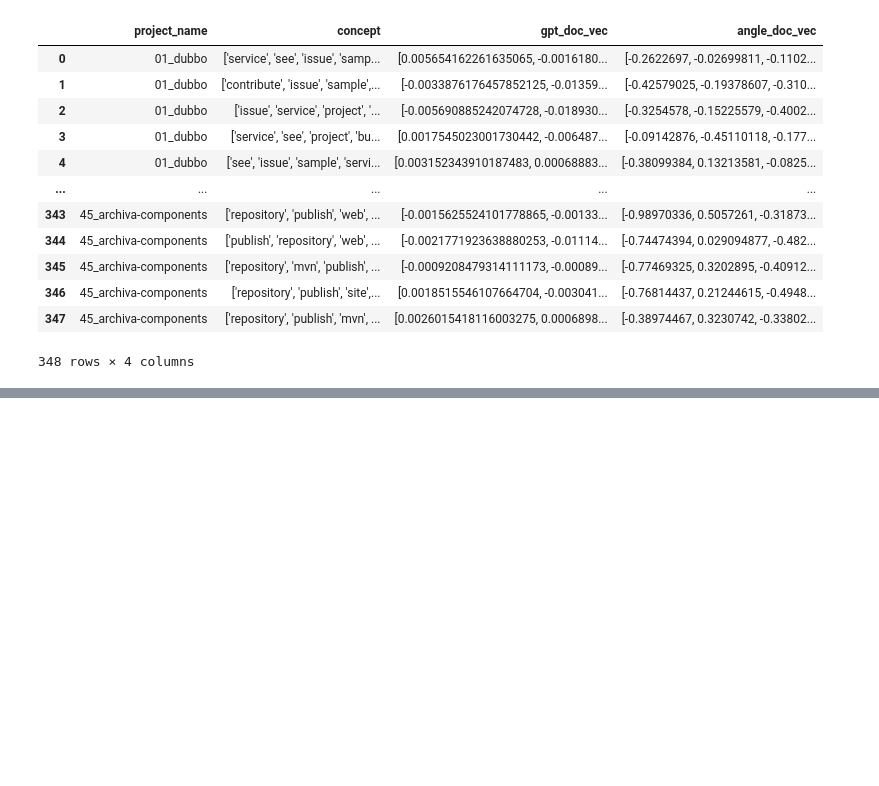
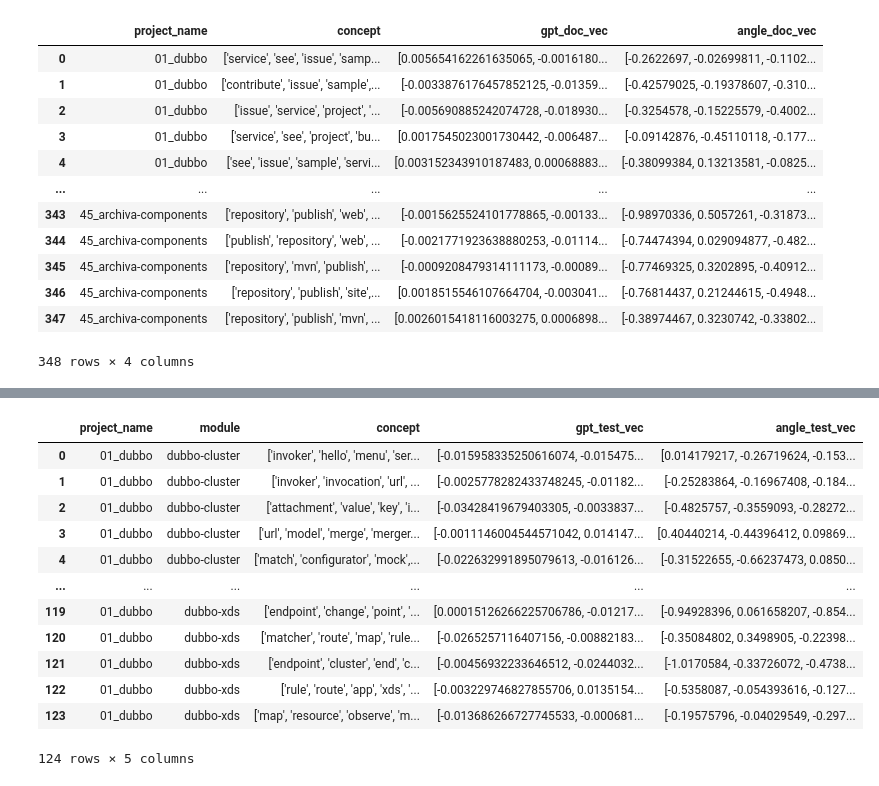
Before and after one commit to zakipauzi/concept-domain-coverage, a Jupyter notebook: 2_vectorising.ipynb, the cells around one changed output, grey strips where cells are left out. Cells and saved outputs as stored; diff of their text form; code cells hidden in the pictures; blank space fills up the shorter version.

```diff
--- a/2_vectorising.ipynb
+++ b/2_vectorising.ipynb
@@ -1073,0 +995,16 @@ plot.show()
+# %%
+dubbo_test_df
+# %% [output]
+|  | project_name | module | concept | gpt_test_vec | angle_test_vec |
+| 0 | 01_dubbo | dubbo-cluster | ['invoker', 'hello', 'menu', 'ser... | [-0.015958335250616074, -0.015475... | [0.014179217, -0.26719624, -0.153... |
+| 1 | 01_dubbo | dubbo-cluster | ['invoker', 'invocation', 'url', ... | [-0.0025778282433748245, -0.01182... | [-0.25283864, -0.16967408, -0.184... |
+| 2 | 01_dubbo | dubbo-cluster | ['attachment', 'value', 'key', 'i... | [-0.03428419679403305, -0.0033837... | [-0.4825757, -0.3559093, -0.28272... |
+| 3 | 01_dubbo | dubbo-cluster | ['url', 'model', 'merge', 'merger... | [-0.0011146004544571042, 0.014147... | [0.40440214, -0.44396412, 0.09869... |
+| 4 | 01_dubbo | dubbo-cluster | ['match', 'configurator', 'mock',... | [-0.022632991895079613, -0.016126... | [-0.31522655, -0.66237473, 0.0850... |
+| ... | ... | ... | ... | ... | ... |
+| 119 | 01_dubbo | dubbo-xds | ['endpoint', 'change', 'point', '... | [0.00015126266225706786, -0.01217... | [-0.94928396, 0.061658207, -0.854... |
+| 120 | 01_dubbo | dubbo-xds | ['matcher', 'route', 'map', 'rule... | [-0.0265257116407156, -0.00882183... | [-0.35084802, 0.3498905, -0.22398... |
+| 121 | 01_dubbo | dubbo-xds | ['endpoint', 'cluster', 'end', 'c... | [-0.00456932233646512, -0.0244032... | [-1.0170584, -0.33726072, -0.4738... |
+| 122 | 01_dubbo | dubbo-xds | ['rule', 'route', 'app', 'xds', '... | [-0.003229746827855706, 0.0135154... | [-0.5358087, -0.054393616, -0.127... |
+| 123 | 01_dubbo | dubbo-xds | ['map', 'resource', 'observe', 'm... | [-0.013686266727745533, -0.000681... | [-0.19575796, -0.04029549, -0.297... |
+124 rows × 5 columns
```
Also changed, not shown: parts of 7 cells of this notebook.
